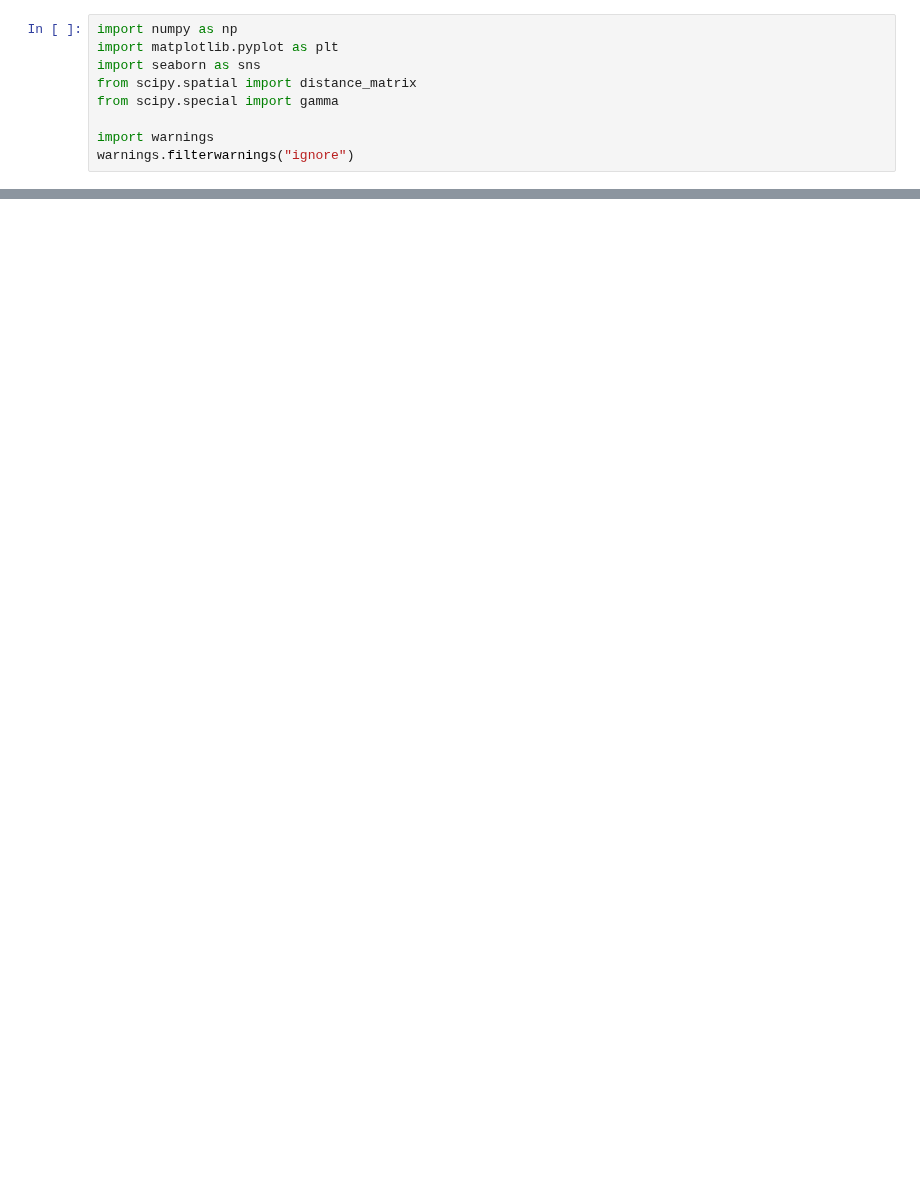
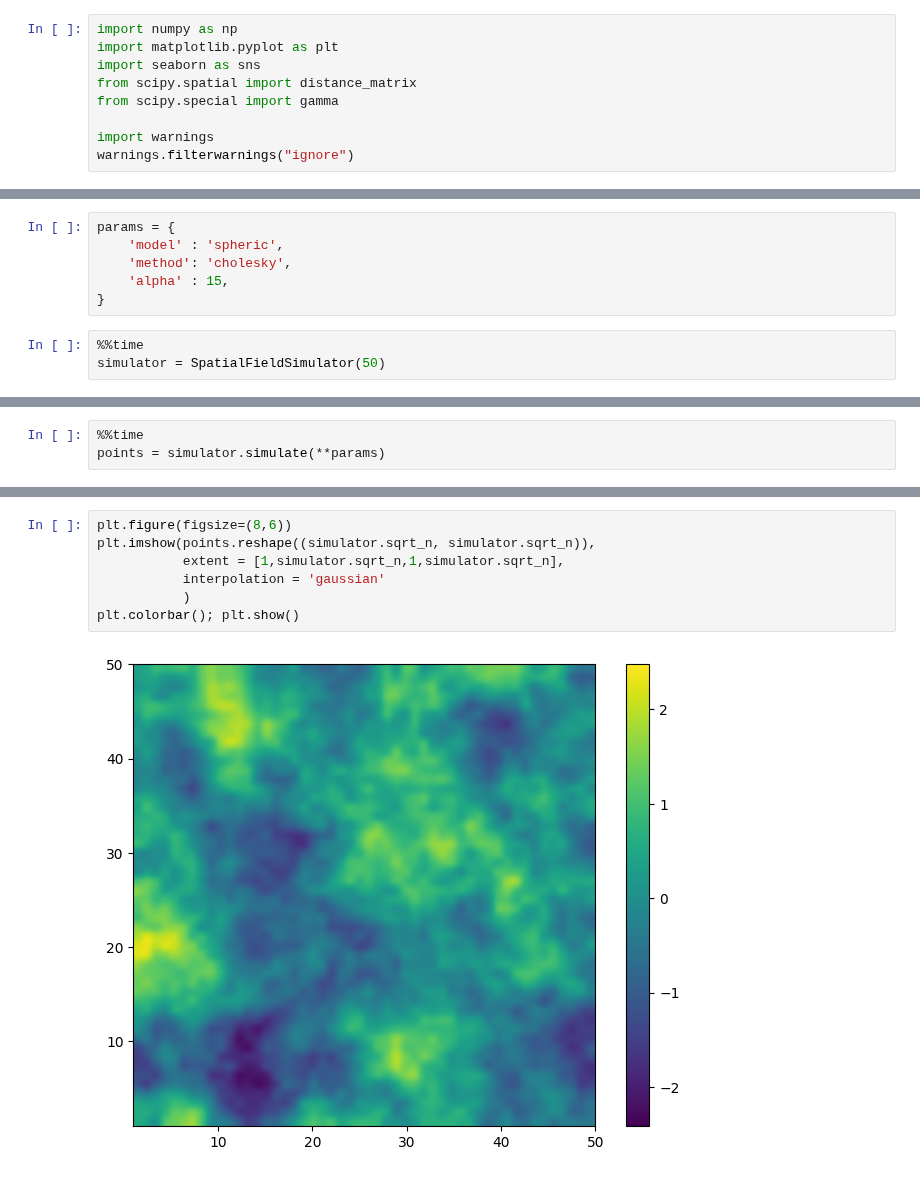
Before and after one commit to AlejandroVillazonG/MAT468, a Jupyter notebook: proyecto/project.ipynb, the cells around one changed output, grey strips where cells are left out. Cells and saved outputs as stored; diff of their text form; blank space fills up the shorter version.

```diff
--- a/proyecto/project.ipynb
+++ b/proyecto/project.ipynb
@@ -332,0 +348,9 @@ class SpatialFieldSimulator:
+# %%
+params = {
+    'model' : 'spheric',
+    'method': 'cholesky',
+    'alpha' : 15,
+}
+# %%
+%%time
+simulator = SpatialFieldSimulator(50)
@@ -332,0 +360,3 @@ class SpatialFieldSimulator:
+# %%
+%%time
+points = simulator.simulate(**params)
@@ -332,0 +366,9 @@ class SpatialFieldSimulator:
+# %%
+plt.figure(figsize=(8,6))
+plt.imshow(points.reshape((simulator.sqrt_n, simulator.sqrt_n)),
+           extent = [1,simulator.sqrt_n,1,simulator.sqrt_n],
+           interpolation = 'gaussian'
+           )
+plt.colorbar(); plt.show()
+# %% [output]
+[figure, added]
```
Also changed, not shown: parts of 15 cells of this notebook.
